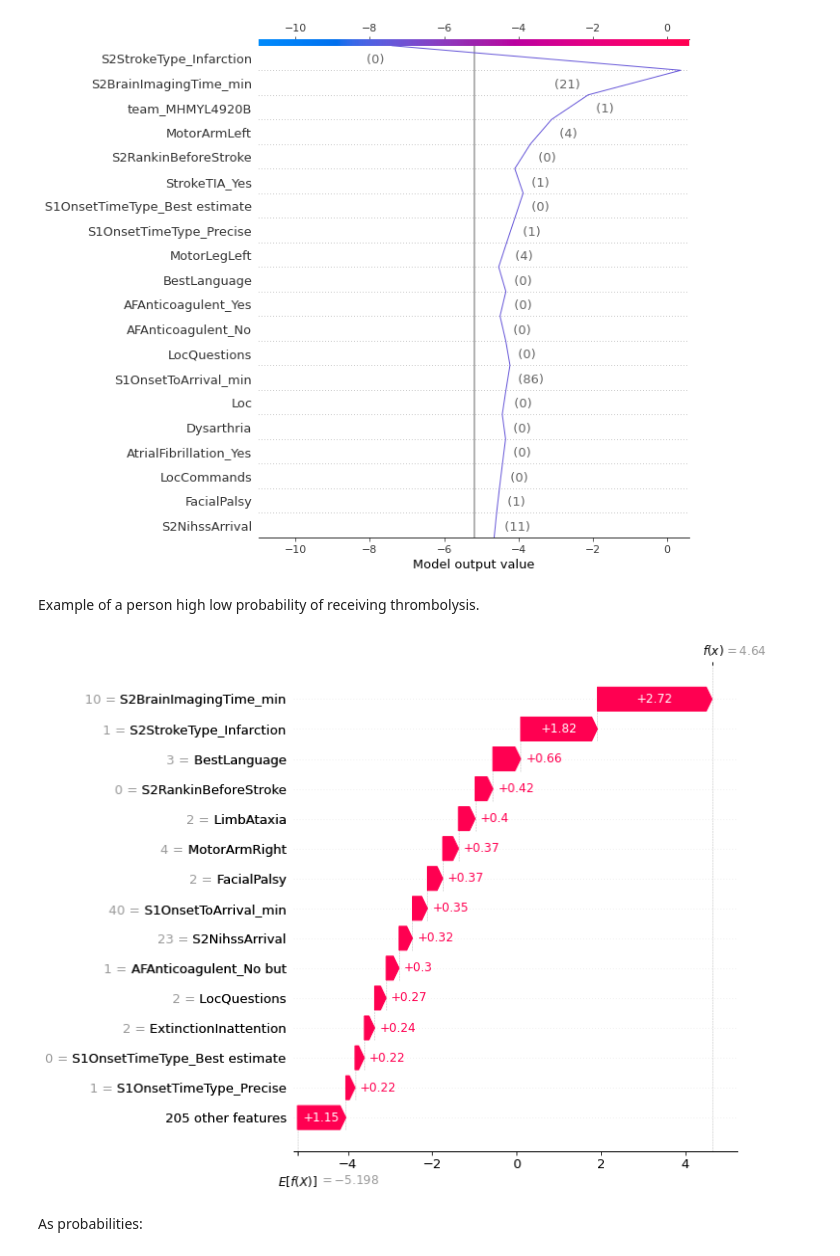
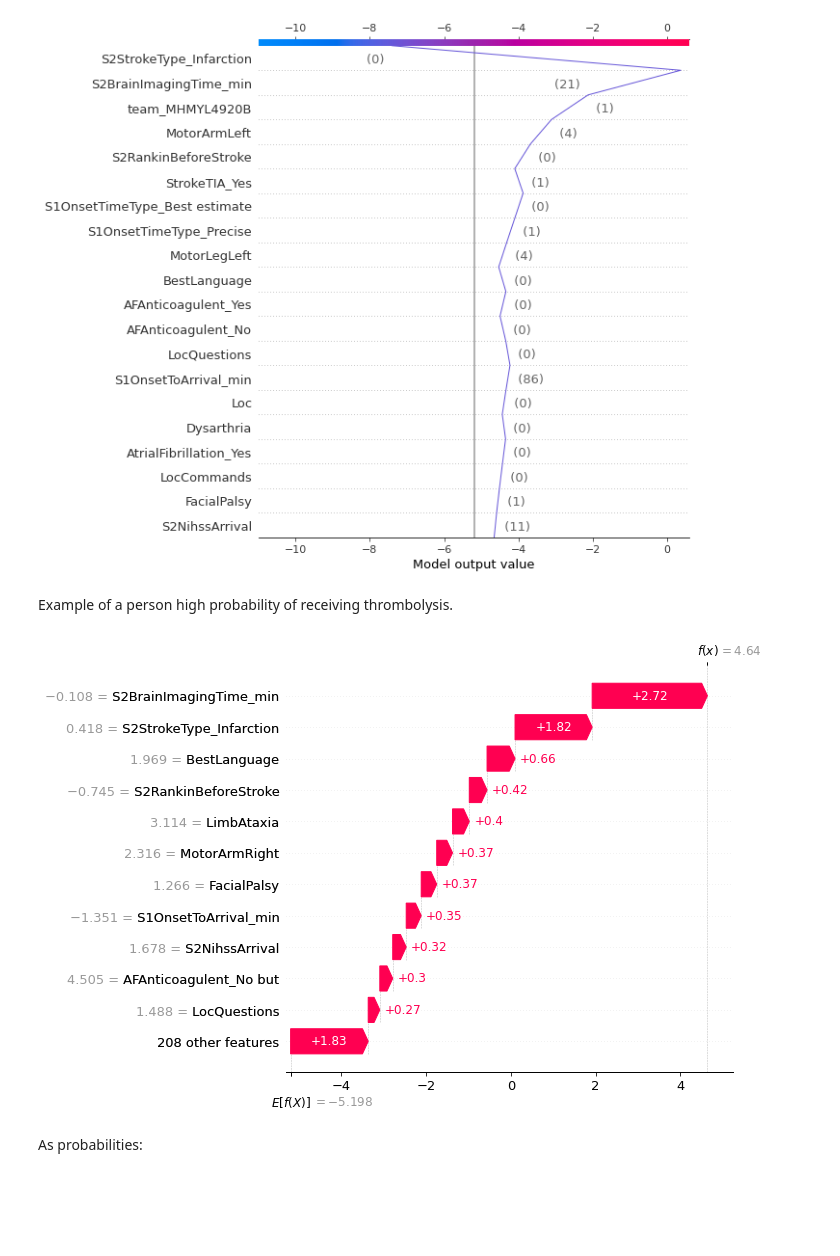
Before and after one commit to samuel-book/samuel-2, a Jupyter notebook: _sources/samuel_1/shap/01_log_reg_shap.ipynb, the cells around one changed output. Drawn from its saved outputs; the diff is of its cells as text; code cells hidden in the pictures; blank space fills up the shorter version.

```diff
--- a/_sources/samuel_1/shap/01_log_reg_shap.ipynb
+++ b/_sources/samuel_1/shap/01_log_reg_shap.ipynb
@@ -360,12 +369,15 @@ shap.decision_plot(expected_value, shap_values_instance, chosen_instance)
 The base value is -5.20
 [figure]
 # %% [markdown]
-Example of a person high low probability of receiving thrombolysis.
+Example of a person high probability of receiving thrombolysis.
 # %%
-shap.plots.waterfall(shap_values_extended_ns[location_high_probability],
-                     max_display=15)
+fig = shap.plots.waterfall(shap_values_extended[location_high_probability],
+                           show=False, max_display=12)
+plt.savefig('output/lr_waterfall_high.jpg', dpi=300, bbox_inches='tight',
+            pad_inches=0.2)
+plt.show()
 # %% [output]
-[figure, old version]
+[figure, new version]
 # %% [markdown]
 As probabilities:
 # %%
```
Also changed, not shown: parts of 7 cells of this notebook, 35 other files.
